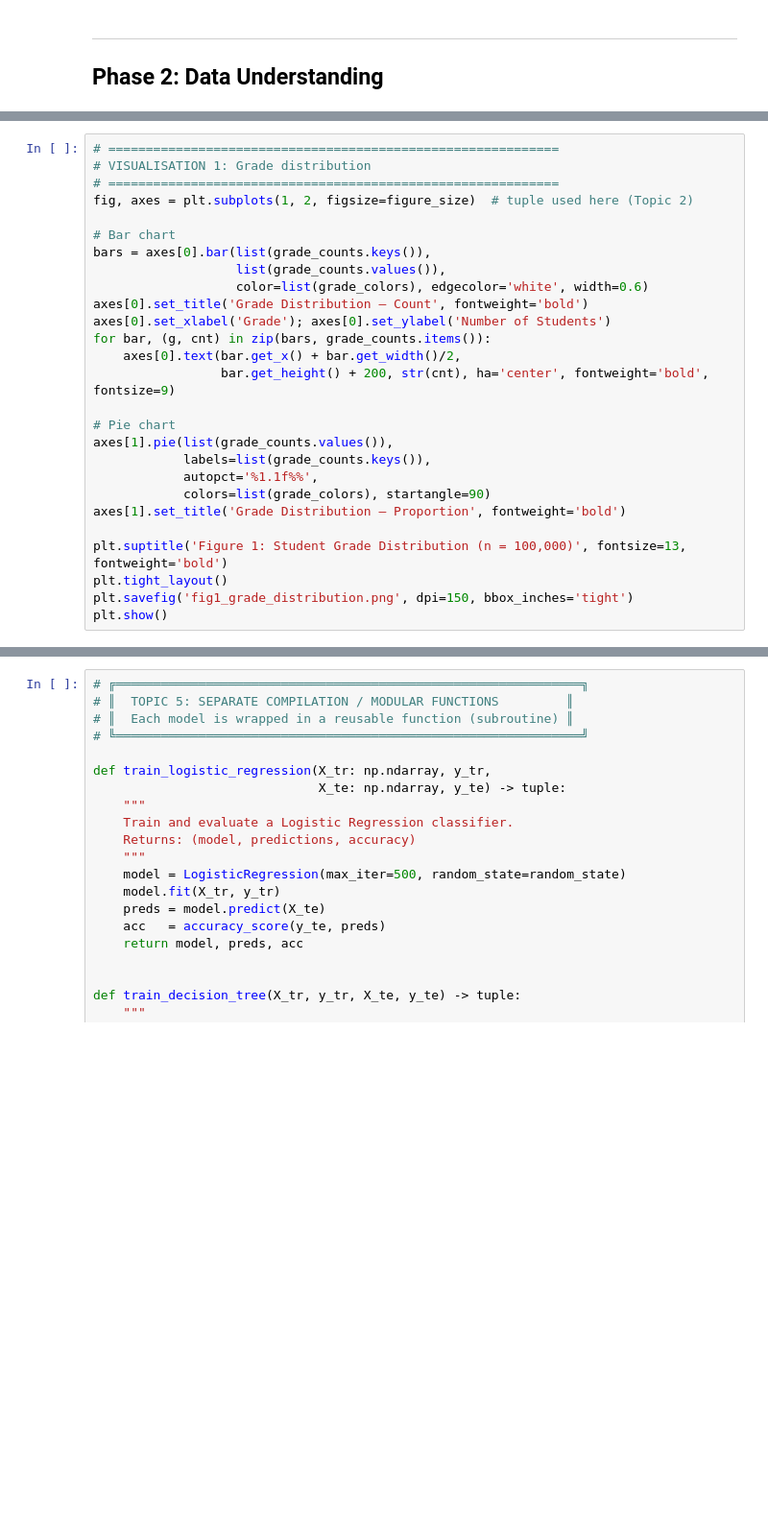
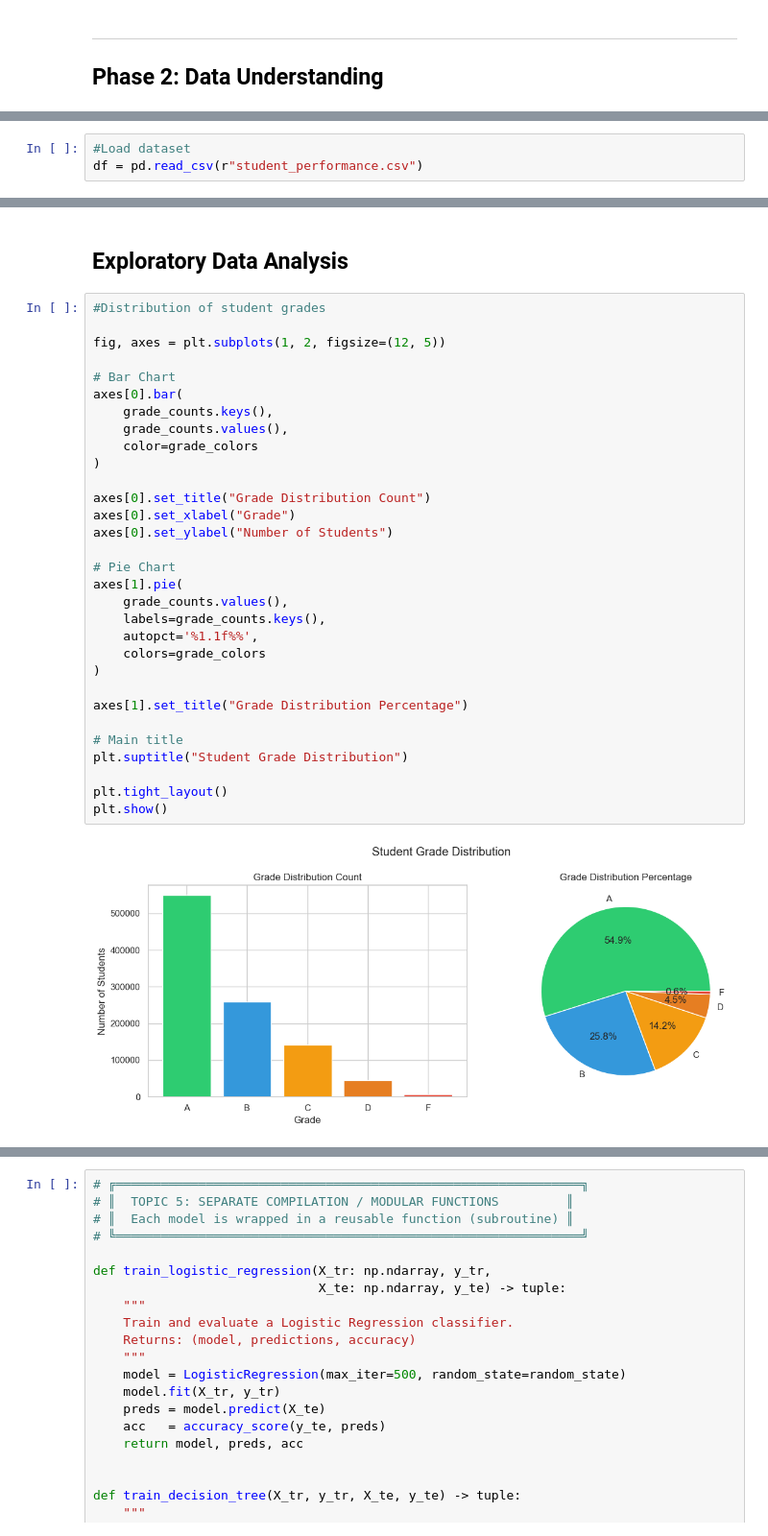
Before and after one commit to JoshuaKiluu/Score-Sense, a Jupyter notebook: student_grade_prediction.ipynb, the cells around one changed output, grey strips where cells are left out. Shown at 96% size. Cells and saved outputs as stored; diff of their text form; blank space fills up the shorter version.

```diff
--- a/student_grade_prediction.ipynb
+++ b/student_grade_prediction.ipynb
@@ -185,0 +138,3 @@ print(f'[NumPy] Total Score – Max  : {np.max(scores_array):.2f}')
+# %%
+#Load dataset
+df = pd.read_csv(r"student_performance.csv")
@@ -234,28 +249,36 @@ for feature in feature_columns:
+# %% [markdown]
+## Exploratory Data Analysis
 # %%
-# ============================================================
-# VISUALISATION 1: Grade distribution
-# ============================================================
-fig, axes = plt.subplots(1, 2, figsize=figure_size)  # tuple used here (Topic 2)
+#Distribution of student grades
 
-# Bar chart
-bars = axes[0].bar(list(grade_counts.keys()),
-                   list(grade_counts.values()),
-                   color=list(grade_colors), edgecolor='white', width=0.6)
-axes[0].set_title('Grade Distribution – Count', fontweight='bold')
-axes[0].set_xlabel('Grade'); axes[0].set_ylabel('Number of Students')
-for bar, (g, cnt) in zip(bars, grade_counts.items()):
-    axes[0].text(bar.get_x() + bar.get_width()/2,
-                 bar.get_height() + 200, str(cnt), ha='center', fontweight='bold', fontsize=9)
+fig, axes = plt.subplots(1, 2, figsize=(12, 5))
 
-# Pie chart
-axes[1].pie(list(grade_counts.values()),
-            labels=list(grade_counts.keys()),
-            autopct='%1.1f%%',
-            colors=list(grade_colors), startangle=90)
-axes[1].set_title('Grade Distribution – Proportion', fontweight='bold')
+# Bar Chart
+axes[0].bar(
+    grade_counts.keys(),
+    grade_counts.values(),
+    color=grade_colors
+)
 
-plt.suptitle('Figure 1: Student Grade Distribution (n = 100,000)', fontsize=13, fontweight='bold')
+axes[0].set_title("Grade Distribution Count")
+axes[0].set_xlabel("Grade")
+axes[0].set_ylabel("Number of Students")
+
+# Pie Chart
+axes[1].pie(
+    grade_counts.values(),
+    labels=grade_counts.keys(),
+    autopct='%1.1f%%',
+    colors=grade_colors
+)
+
+axes[1].set_title("Grade Distribution Percentage")
+
+# Main title
+plt.suptitle("Student Grade Distribution")
+
 plt.tight_layout()
-plt.savefig('fig1_grade_distribution.png', dpi=150, bbox_inches='tight')
 plt.show()
+# %% [output]
+[figure, added]
 # %%
```
Also changed, not shown: parts of 24 cells of this notebook.
